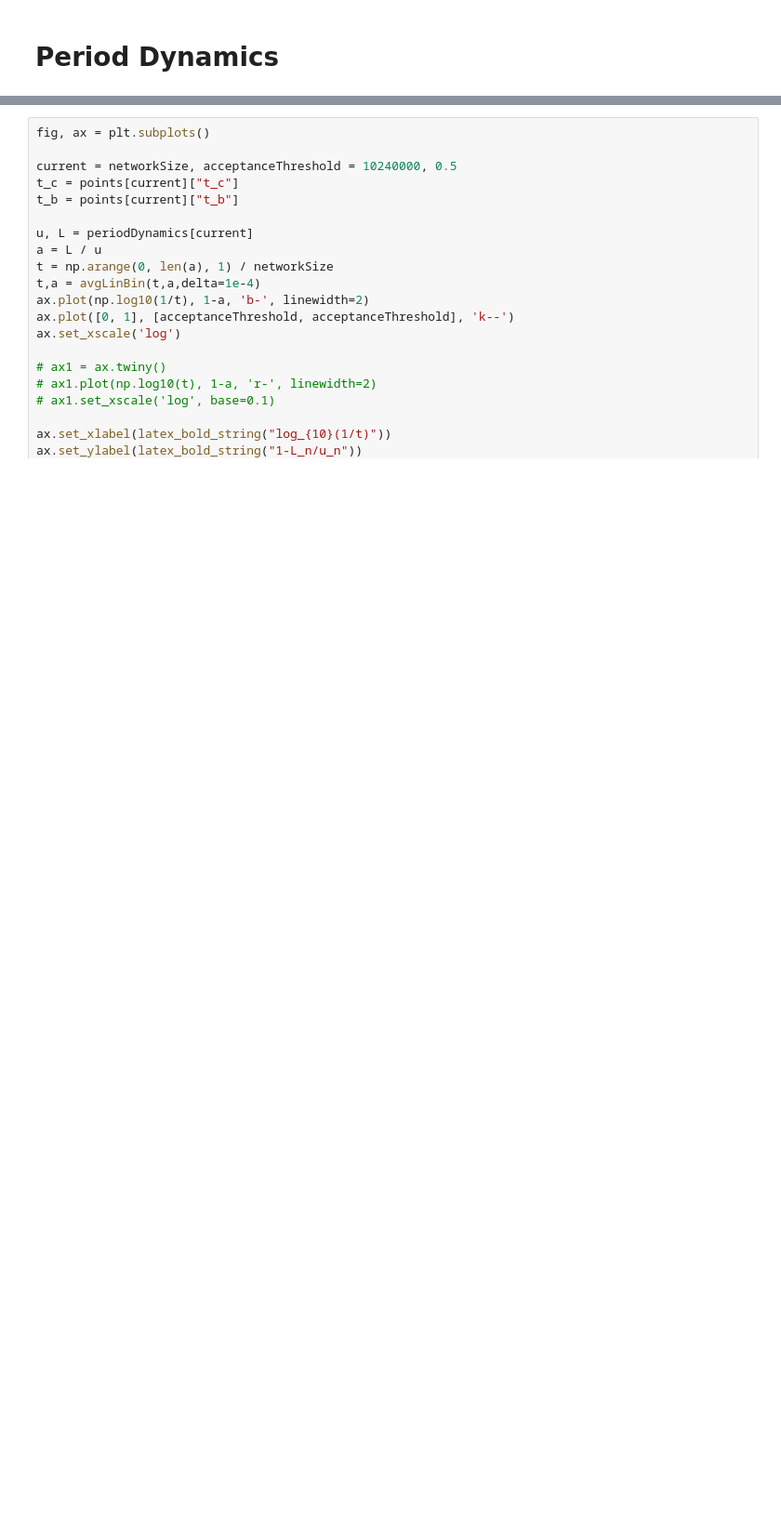
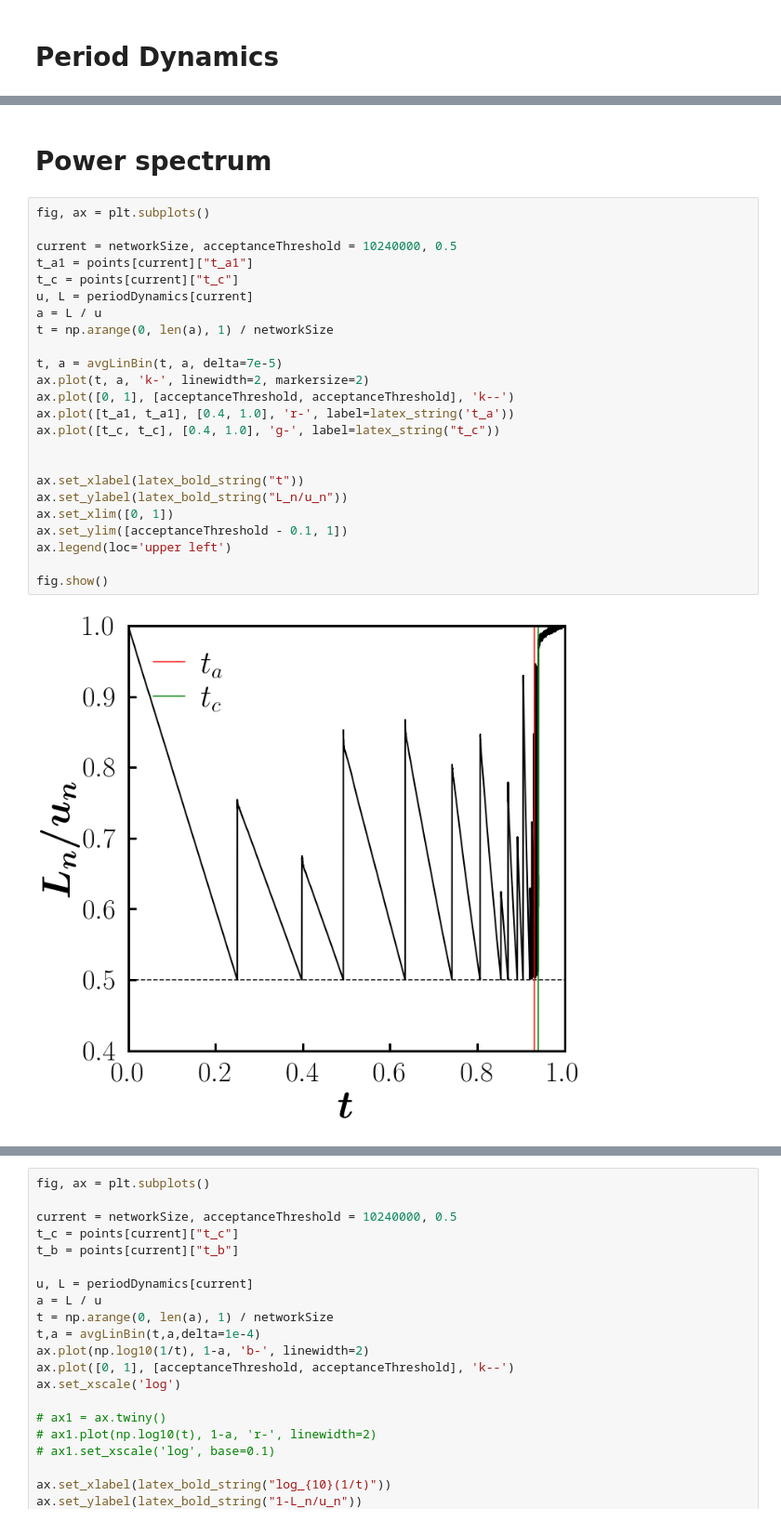
Before and after one commit to hoyunchoi/mBFW, a Jupyter notebook: src/dynamics.ipynb, the cells around one changed output, grey strips where cells are left out. Shown at 93% size. Drawn from its saved outputs; the diff is of its cells as text; blank space fills up the shorter version.

```diff
--- a/src/main-plot.ipynb
+++ b/src/dynamics.ipynb
@@ -137,0 +202,28 @@ fig.show()
+# %% [markdown]
+# Power spectrum
+# %%
+fig, ax = plt.subplots()
+
+current = networkSize, acceptanceThreshold = 10240000, 0.5
+t_a1 = points[current]["t_a1"]
+t_c = points[current]["t_c"]
+u, L = periodDynamics[current]
+a = L / u
+t = np.arange(0, len(a), 1) / networkSize
+
+t, a = avgLinBin(t, a, delta=7e-5)
+ax.plot(t, a, 'k-', linewidth=2, markersize=2)
+ax.plot([0, 1], [acceptanceThreshold, acceptanceThreshold], 'k--')
+ax.plot([t_a1, t_a1], [0.4, 1.0], 'r-', label=latex_string('t_a'))
+ax.plot([t_c, t_c], [0.4, 1.0], 'g-', label=latex_string("t_c"))
+
+
+ax.set_xlabel(latex_bold_string("t"))
+ax.set_ylabel(latex_bold_string("L_n/u_n"))
+ax.set_xlim([0, 1])
+ax.set_ylim([acceptanceThreshold - 0.1, 1])
+ax.legend(loc='upper left')
+
+fig.show()
+# %% [output]
+[figure, added]
```
Also changed, not shown: parts of 8 cells of this notebook, 1 other file.
